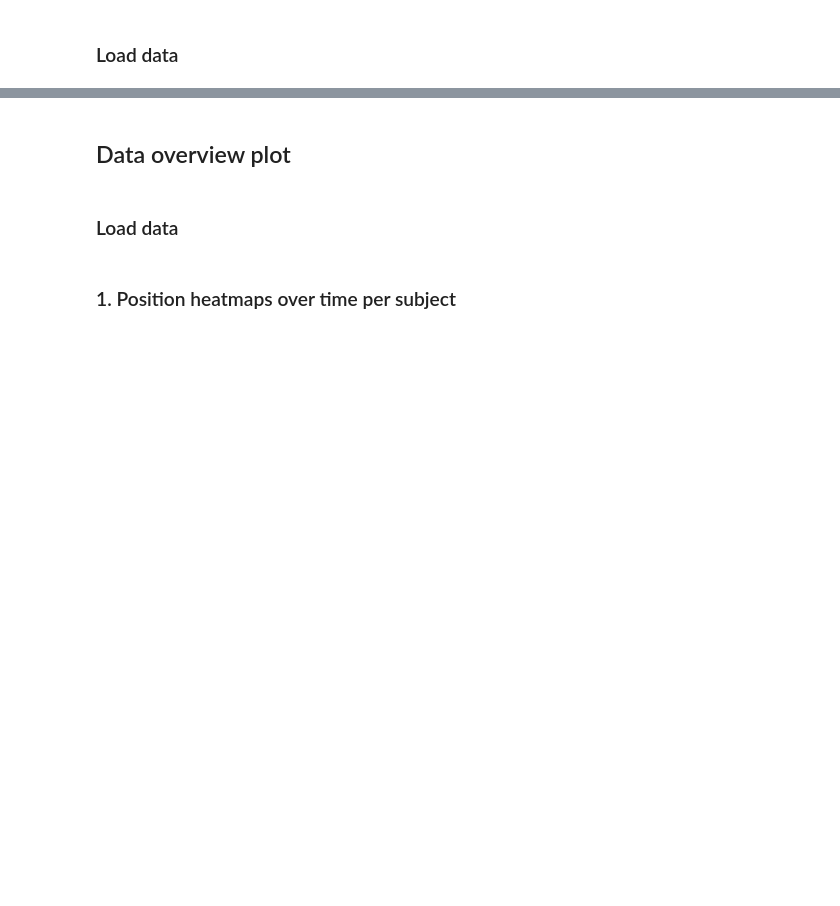
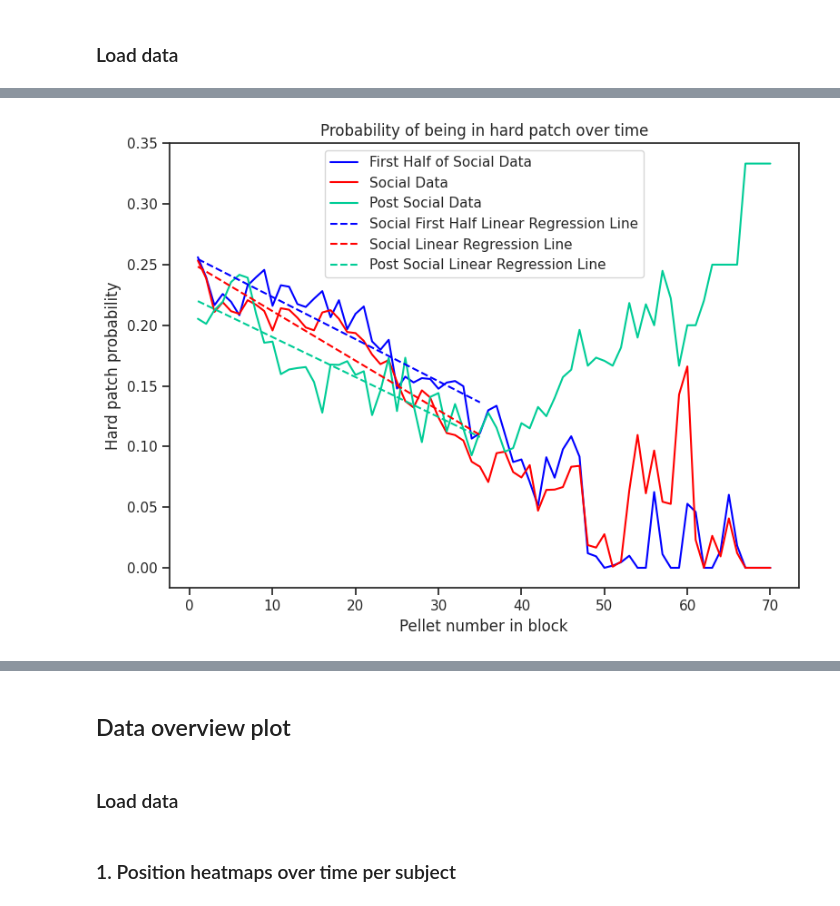
Before and after one commit to SainsburyWellcomeCentre/aeon_docs, a Jupyter notebook: src/user/how_to/social_analysis1_static.ipynb, the cells around one changed output, grey strips where cells are left out. Cells and saved outputs as stored; diff of their text form; code cells hidden in the pictures; blank space fills up the shorter version.

```diff
--- a/src/user/how_to/social_analysis1_static.ipynb
+++ b/src/user/how_to/social_analysis1_static.ipynb
@@ -1167,10 +1099,9 @@ for experiment, subjects in tube_test_data.items():
 
 df = pd.DataFrame(plot_data)
 # Plotting in 2x2 grid
-experiments = df["Experiment"].unique()
 fig, axes = plt.subplots(2, 2, figsize=(10, 8), sharex=True, sharey=True)
 axes = axes.flatten()
-for i, experiment in enumerate(experiments):
+for i, experiment in enumerate([exp["name"] for exp in experiments]):
     ax = axes[i]
     subset = df[df["Experiment"] == experiment]
     # Draw vertical lines with markers
@@ -2032,0 +1829,57 @@ fig.show()
+# %%
+fig, ax = plt.subplots(figsize=(8, 6))
+# Plot raw data lines
+sns.lineplot(
+    x=prob_hard_patch_mean_social_first_half_combined["pellet_number"],
+    y=prob_hard_patch_mean_social_first_half_combined["prob_in_hard_patch"],
+    label="First Half of Social Data",
+    color="blue",
+    ax=ax,
+)
+sns.lineplot(
+    x=prob_hard_patch_mean_social_combined["pellet_number"],
+    y=prob_hard_patch_mean_social_combined["prob_in_hard_patch"],
+    label="Social Data",
+    color="red",
+    ax=ax,
+)
+sns.lineplot(
+    x=prob_hard_patch_mean_post_social_combined["pellet_number"],
+    y=prob_hard_patch_mean_post_social_combined["prob_in_hard_patch"],
+    label="Post Social Data",
+    color="#00CC96",
+    ax=ax,
+)
+# Plot regression lines (dashed)
+sns.lineplot(
+    x=prob_hard_patch_mean_social_first_half_combined["pellet_number"][0:35],
+    y=y_pred_social_first_half,
+    label="Social First Half Linear Regression Line",
+    color="blue",
+    linestyle="--",
+    ax=ax,
+)
+sns.lineplot(
+    x=prob_hard_patch_mean_social_combined["pellet_number"][0:35],
+    y=y_pred_social,
+    label="Social Linear Regression Line",
+    color="red",
+    linestyle="--",
+    ax=ax,
+)
+sns.lineplot(
+    x=prob_hard_patch_mean_social_combined["pellet_number"][0:35],
+    y=y_pred_post_social,
+    label="Post Social Linear Regression Line",
+    color="#00CC96",
+    linestyle="--",
+    ax=ax,
+)
+# Final layout
+ax.set_title("Probability of being in hard patch over time")
+ax.set_xlabel("Pellet number in block")
+ax.set_ylabel("Hard patch probability")
+plt.tight_layout()
+plt.show()
+# %% [output]
+[figure, added]
```
Also changed, not shown: parts of 16 cells of this notebook.
